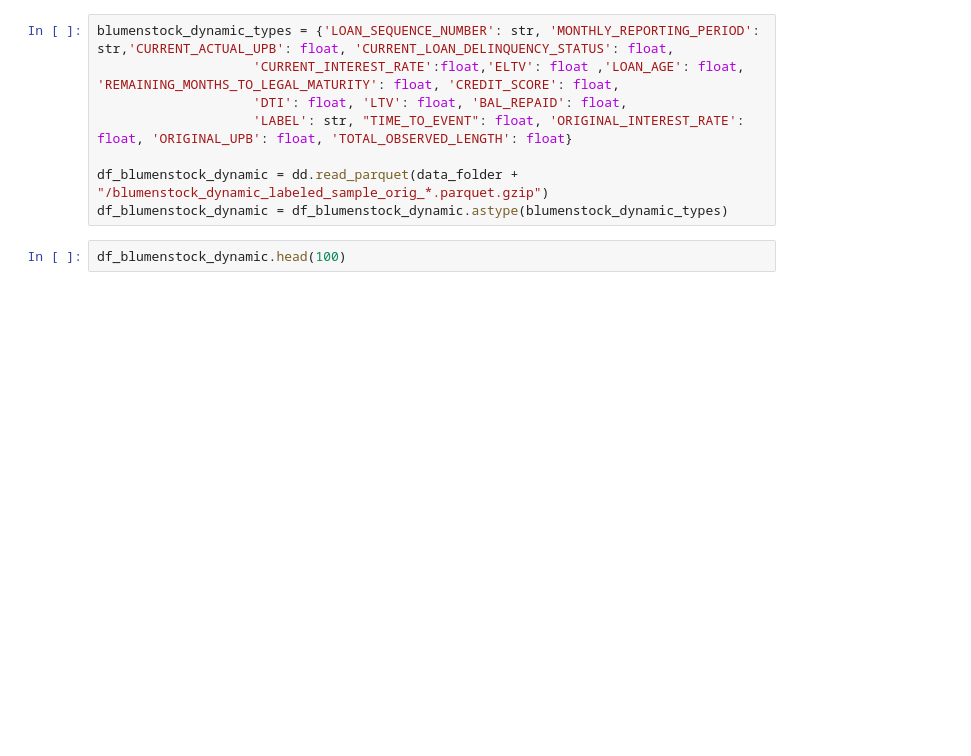
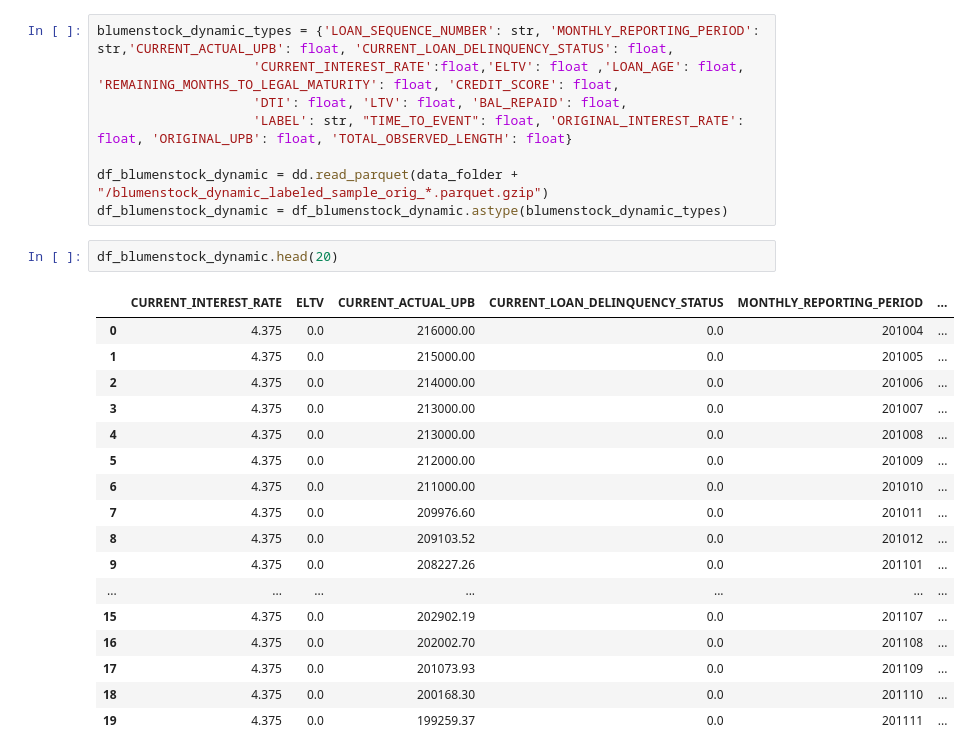
Before and after one commit to madkerpe/freddie-mac-single-family-loan-level-dataset, a Jupyter notebook: main_FREDDIEMAC.ipynb, the cells around one changed output. Cells and saved outputs as stored; diff of their text form; blank space fills up the shorter version.

```diff
--- a/main_FREDDIEMAC.ipynb
+++ b/main_FREDDIEMAC.ipynb
@@ -191,4 +241,22 @@ blumenstock_dynamic_types = {'LOAN_SEQUENCE_NUMBER': str, 'MONTHLY_REPORTING_PER
 df_blumenstock_dynamic = dd.read_parquet(data_folder + "/blumenstock_dynamic_labeled_sample_orig_*.parquet.gzip")
 df_blumenstock_dynamic = df_blumenstock_dynamic.astype(blumenstock_dynamic_types)
 # %%
-df_blumenstock_dynamic.head(100)
+df_blumenstock_dynamic.head(20)
+# %% [output]
+|  | CURRENT_INTEREST_RATE | ELTV | CURRENT_ACTUAL_UPB | CURRENT_LOAN_DELINQUENCY_STATUS | MONTHLY_REPORTING_PERIOD | ... |
+| 0 | 4.375 | 0.0 | 216000.00 | 0.0 | 201004 | ... |
+| 1 | 4.375 | 0.0 | 215000.00 | 0.0 | 201005 | ... |
+| 2 | 4.375 | 0.0 | 214000.00 | 0.0 | 201006 | ... |
+| 3 | 4.375 | 0.0 | 213000.00 | 0.0 | 201007 | ... |
+| 4 | 4.375 | 0.0 | 213000.00 | 0.0 | 201008 | ... |
+| 5 | 4.375 | 0.0 | 212000.00 | 0.0 | 201009 | ... |
+| 6 | 4.375 | 0.0 | 211000.00 | 0.0 | 201010 | ... |
+| 7 | 4.375 | 0.0 | 209976.60 | 0.0 | 201011 | ... |
+| 8 | 4.375 | 0.0 | 209103.52 | 0.0 | 201012 | ... |
+| 9 | 4.375 | 0.0 | 208227.26 | 0.0 | 201101 | ... |
+| ... | ... | ... | ... | ... | ... | ... |
+| 15 | 4.375 | 0.0 | 202902.19 | 0.0 | 201107 | ... |
+| 16 | 4.375 | 0.0 | 202002.70 | 0.0 | 201108 | ... |
+| 17 | 4.375 | 0.0 | 201073.93 | 0.0 | 201109 | ... |
+| 18 | 4.375 | 0.0 | 200168.30 | 0.0 | 201110 | ... |
+| 19 | 4.375 | 0.0 | 199259.37 | 0.0 | 201111 | ... |
```
Also changed, not shown: parts of 17 cells of this notebook, 4 other files.
